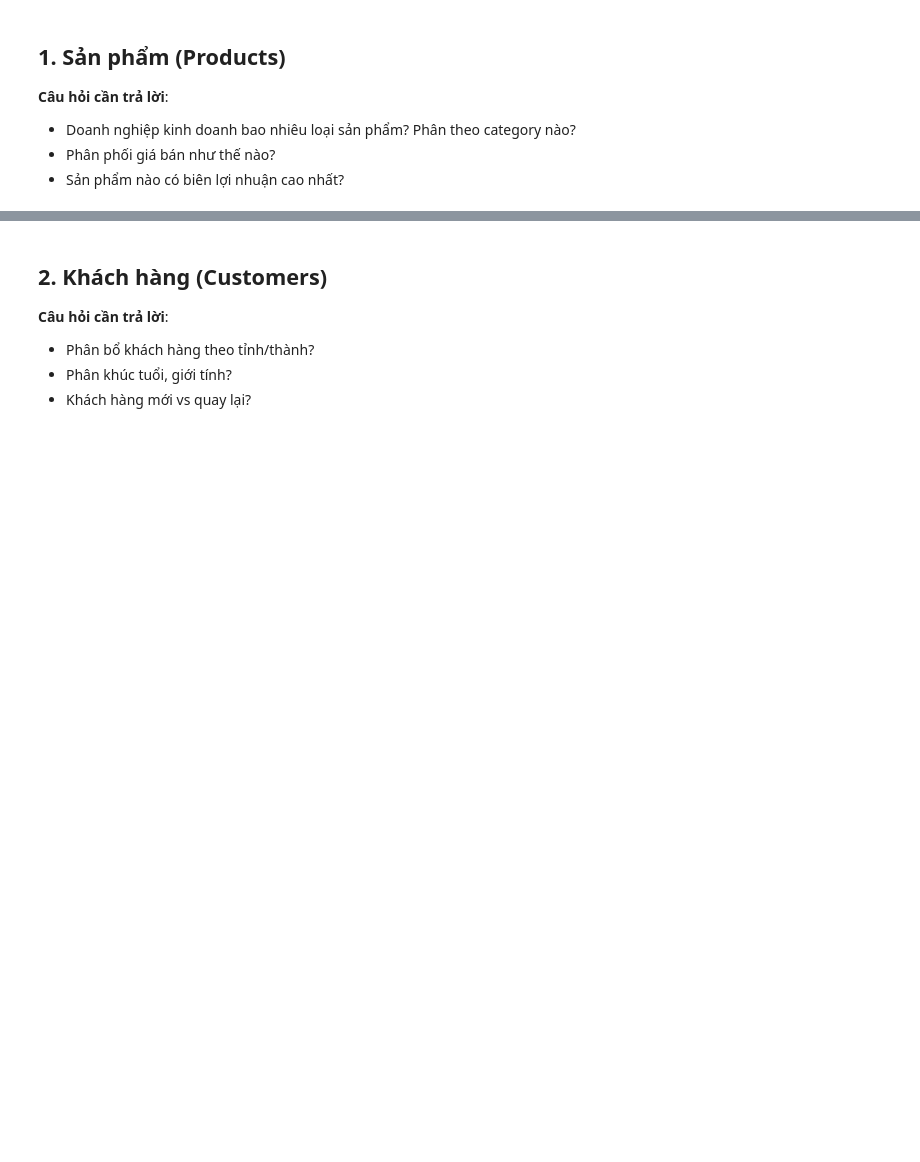
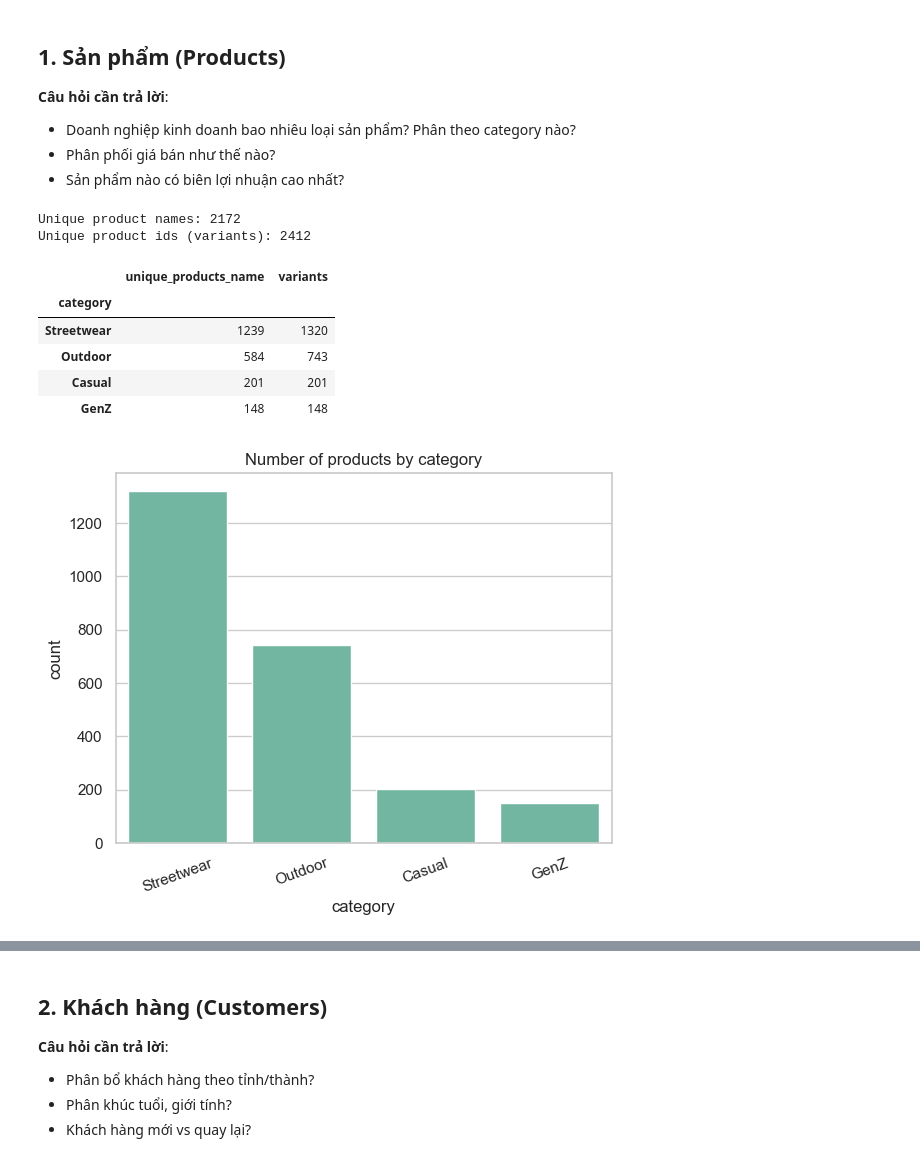
Before and after one commit to huydt11502/revenue_forecast_ecommerce, a Jupyter notebook: notebooks/03_eda_master.ipynb, the cells around one changed output, grey strips where cells are left out. Cells and saved outputs as stored; diff of their text form; code cells hidden in the pictures; blank space fills up the shorter version.

```diff
--- a/notebooks/03_eda_master.ipynb
+++ b/notebooks/03_eda_master.ipynb
@@ -48,0 +41,29 @@ print(products.describe())
+# %%
+# 1, Number of products by category
+n_names = products['product_name'].nunique()
+n_ids = products['product_id'].nunique()
+by_category = (
+    products.groupby('category')
+    .agg(unique_products_name = ('product_name', 'nunique'), variants = ('product_id', 'count'))
+    .sort_values('variants', ascending = False)
+)
+
+print(f"Unique product names: {n_names}")
+print(f"Unique product ids (variants): {n_ids}")
+display(by_category)
+
+
+sns.countplot(data = products, x = 'category', order = by_category.index)
+plt.title('Number of products by category')
+plt.xticks(rotation=20)
+plt.show()
+# %% [output]
+Unique product names: 2172
+Unique product ids (variants): 2412
+|  | unique_products_name | variants |
+| category |  |  |
+| Streetwear | 1239 | 1320 |
+| Outdoor | 584 | 743 |
+| Casual | 201 | 201 |
+| GenZ | 148 | 148 |
+[figure, added]
```
Also changed, not shown: parts of 18 cells of this notebook, 1 other file.
